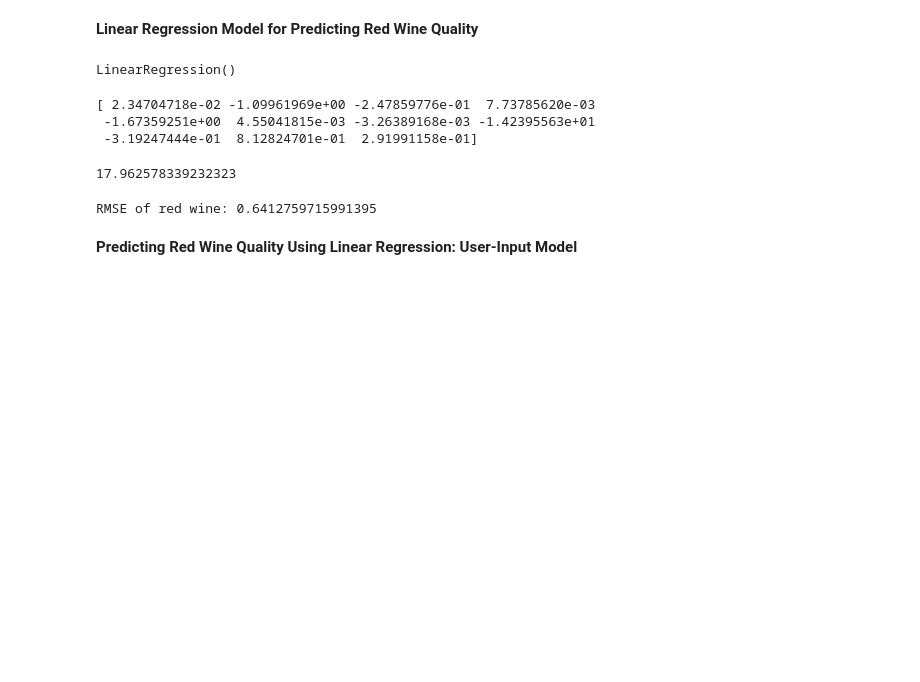
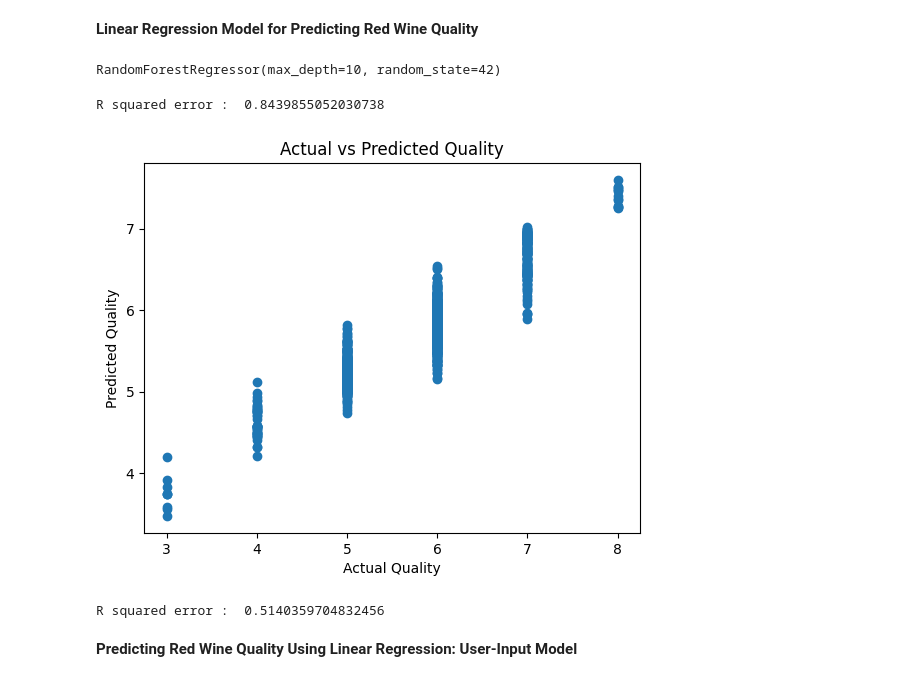
Before and after one commit to sergekamanzi/wine_quality, a Jupyter notebook: red_wine_quality_predictor.ipynb, the cells around one changed output. Saved outputs shown, nothing was run; the diff lists cells and outputs as text; code cells hidden in the pictures; blank space fills up the shorter version.

```diff
--- a/red_wine_quality_predictor.ipynb
+++ b/red_wine_quality_predictor.ipynb
@@ -39,5 +27,23 @@ plt.figure(figsize=(10, 8))
 sns.heatmap(red.corr(), annot=True, cmap='coolwarm', fmt='.2f', linewidths=0.5)
 plt.title('Correlation Heatmap of Red Wine Features')
 plt.show()
+# %%
+from sklearn.preprocessing import StandardScaler
+
+
+# Features that need scaling
+X=red.drop('quality', axis=1)
+Y=red['quality']
+
+
+# Initialize the scaler
+scaler = StandardScaler()
+
+
+# Fit and transform the features
+X_scaled = scaler.fit_transform(X)
+
+
+# Now X_scaled contains the standardized features
 # %%
 from sklearn.model_selection import train_test_split
@@ -52,12 +56,29 @@ X.shape,Y.shape
 # %% [output]
 ((1599, 11), (1599,))
 # %%
-x_train, x_test, y_train, y_test = train_test_split(X, Y, test_size=0.3, random_state=42)
+x_train, x_test, y_train, y_test = train_test_split(X_scaled, Y, test_size=0.2, random_state=42)
 # %% [markdown]
 **Linear Regression Model for Predicting Red Wine Quality**
 # %%
-model_fit=LinearRegression()
+model_fit= RandomForestRegressor(n_estimators=100, max_depth=10, random_state=42)
 model_fit.fit(x_train, y_train)
 # %% [output]
-LinearRegression()
+RandomForestRegressor(max_depth=10, random_state=42)
+# %%
+training_pred = model_fit.predict(x_train)
+# %%
+# R squared error
+error_score = metrics.r2_score(y_train, training_pred)
+print("R squared error : ", error_score)
+# %% [output]
+R squared error :  0.8439855052030738
+# %%
+
+plt.scatter(y_train, training_pred)
+plt.xlabel("Actual Quality")
+plt.ylabel("Predicted Quality")
+plt.title("Actual vs Predicted Quality")
+plt.show()
+# %% [output]
+[figure, added]
 # %%
@@ -65,19 +86,9 @@ y_pred = model_fit.predict(x_test)
-# %%
-print(model_fit.coef_)
-# %% [output]
-[ 2.34704718e-02 -1.09961969e+00 -2.47859776e-01  7.73785620e-03
- -1.67359251e+00  4.55041815e-03 -3.26389168e-03 -1.42395563e+01
- -3.19247444e-01  8.12824701e-01  2.91991158e-01]
-# %%
-print(model_fit.intercept_)
-# %% [output]
-17.962578339232323
-# %%
-# Calculate RMSE
-rmse = mean_squared_error(y_test, y_pred, squared=False)
-print("RMSE of red wine:", rmse)
-# %% [output]
-RMSE of red wine: 0.6412759715991395
+# %%
+# R squared error
+error_score = metrics.r2_score(y_test, testing_pred)
+print("R squared error : ", error_score)
+# %% [output]
+R squared error :  0.5140359704832456
 # %% [markdown]
 **Predicting Red Wine Quality Using Linear Regression: User-Input Model**
 # %%
```
Also changed, not shown: parts of 4 cells of this notebook.
